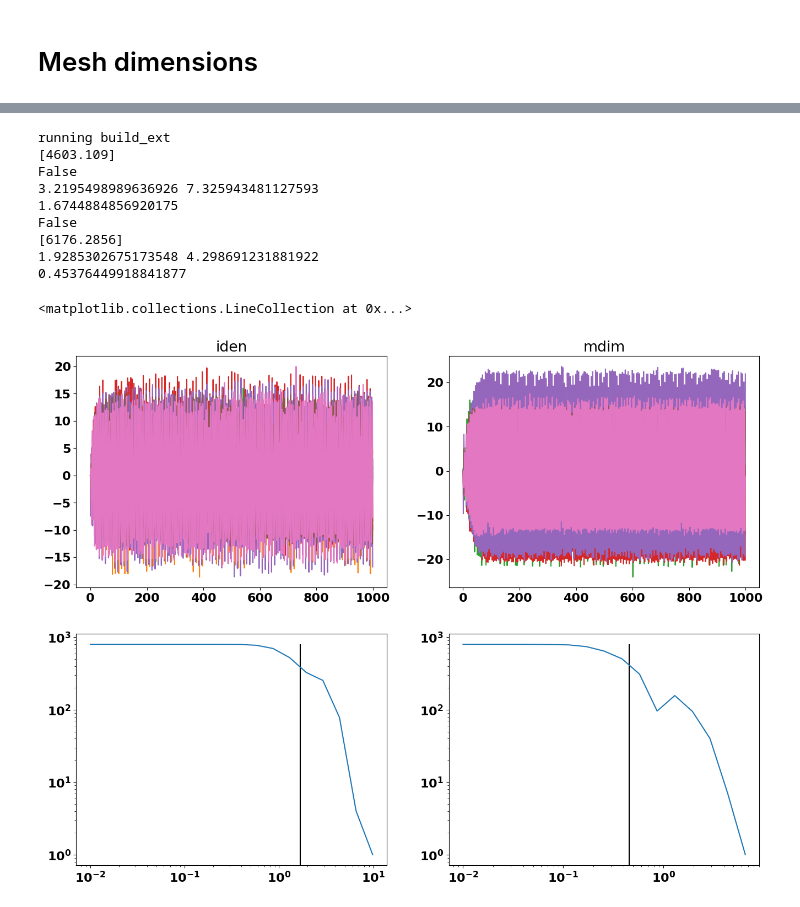
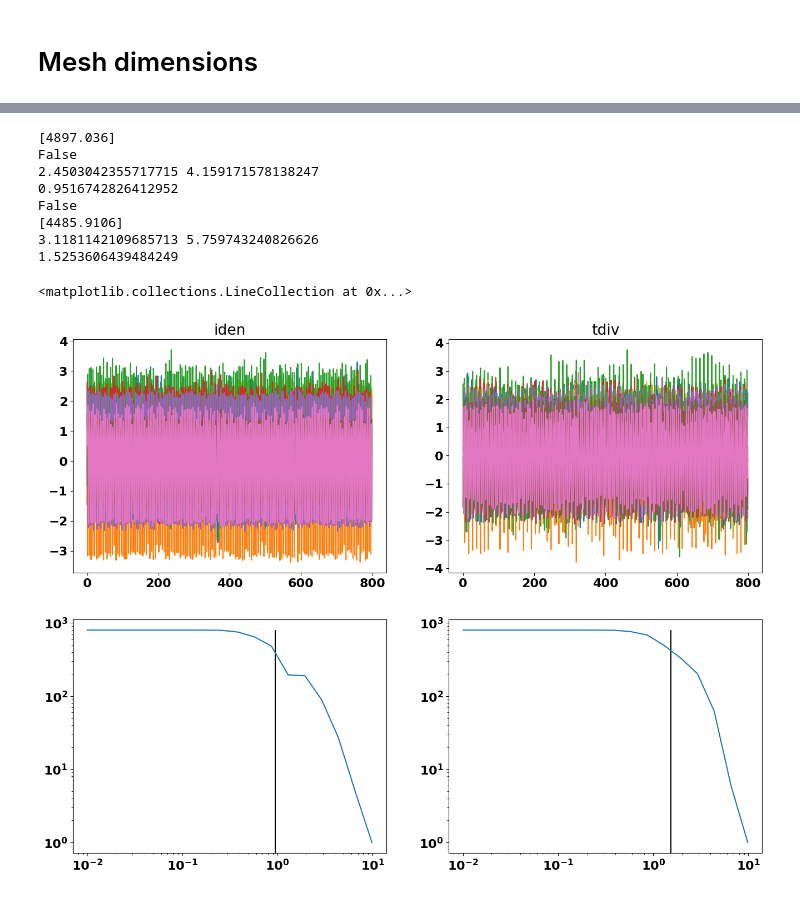
Before and after one commit to sgillen/fractal_rl_scratch, a Jupyter notebook: src/make_plots_and_tables.ipynb, the cells around one changed output, grey strips where cells are left out. Drawn from its saved outputs; the diff is of its cells as text; code cells hidden in the pictures.

Commit message:
new target d experiments

```diff
--- a/src/make_plots_and_tables.ipynb
+++ b/src/make_plots_and_tables.ipynb
@@ -333,8 +237,8 @@ for env_name, init_name in zip(env_names, init_names):
 <Figure size 640x480 with 0 Axes>
 # %%
-seed = 5
+seed = 0
 
-model = model_dict['target_d_div'][seed]
+model = model_dict['mdim_div'][seed]
 init_model = init_model_dict['identity'][seed]
 
 plt.figure(figsize=(16,12))
@@ -348,10 +252,13 @@ print(sum(r))
 print(any(d[:-1]))
 plt.subplot(221)
 plt.title("iden")
-plt.plot(o);
+#plt.plot(o);
 
 target = o[200:]
 target = (target - init_model.state_mean)/(init_model.state_std)
+plt.plot(target);
+
+
 #target = (target - target.mean(dim=0))/target.std(dim=0)
 
 mdim, cdim , m, b = mesh_dim(target, init_d=1e-2)
@@ -359,43 +266,45 @@ print(mdim, cdim)
 
 target_d  = mesh_find_target_d(target)
 print(target_d)
 plt.subplot(223)
 plt.loglog(b,m);
 plt.vlines(target_d,0,target.shape[0])
 
 o,a,r,d = do_rollout_noise(env, model, act_std=0, obs_std=0, num_steps=1000)
 print(any(d[:-1]))
 print(sum(r))
 
 plt.subplot(222)
-plt.plot(o);
-plt.title("mdim")
+#plt.plot(o);
+plt.title("tdiv")
 
 target = o[200:]
 target = (target - model.state_mean)/(model.state_std)
 #target = (target - target.mean(dim=0))/target.std(dim=0)
+plt.plot(target);
+
+
 
 mdim, cdim , m, b = mesh_dim(target, init_d=1e-2)
 print(mdim, cdim)
 
 
 target_d  = mesh_find_target_d(target)
 print(target_d)
 plt.subplot(224)
 plt.loglog(b,m);
 plt.vlines(target_d,0,target.shape[0])
 # %% [output]
-running build_ext
-[4603.109]
+[4897.036]
 False
-3.2195498989636926 7.325943481127593
-1.6744884856920175
+2.4503042355717715 4.159171578138247
+0.9516742826412952
 False
-[6176.2856]
-1.9285302675173548 4.298691231881922
-0.45376449918841877
+[4485.9106]
+3.1181142109685713 5.759743240826626
+1.5253606439484249
 <matplotlib.collections.LineCollection at 0x...>
-[figure, old version]
+[figure, new version]
 # %%
 env_names = ["HalfCheetah-v2"]#, "Hopper-v2", "Walker2d-v2"]#, "Ant-v2"]
 init_names = ["identity"]#, "identity", "identity"]#, "identity"]
```
Also changed, not shown: parts of 5 cells of this notebook, 1 other file.
